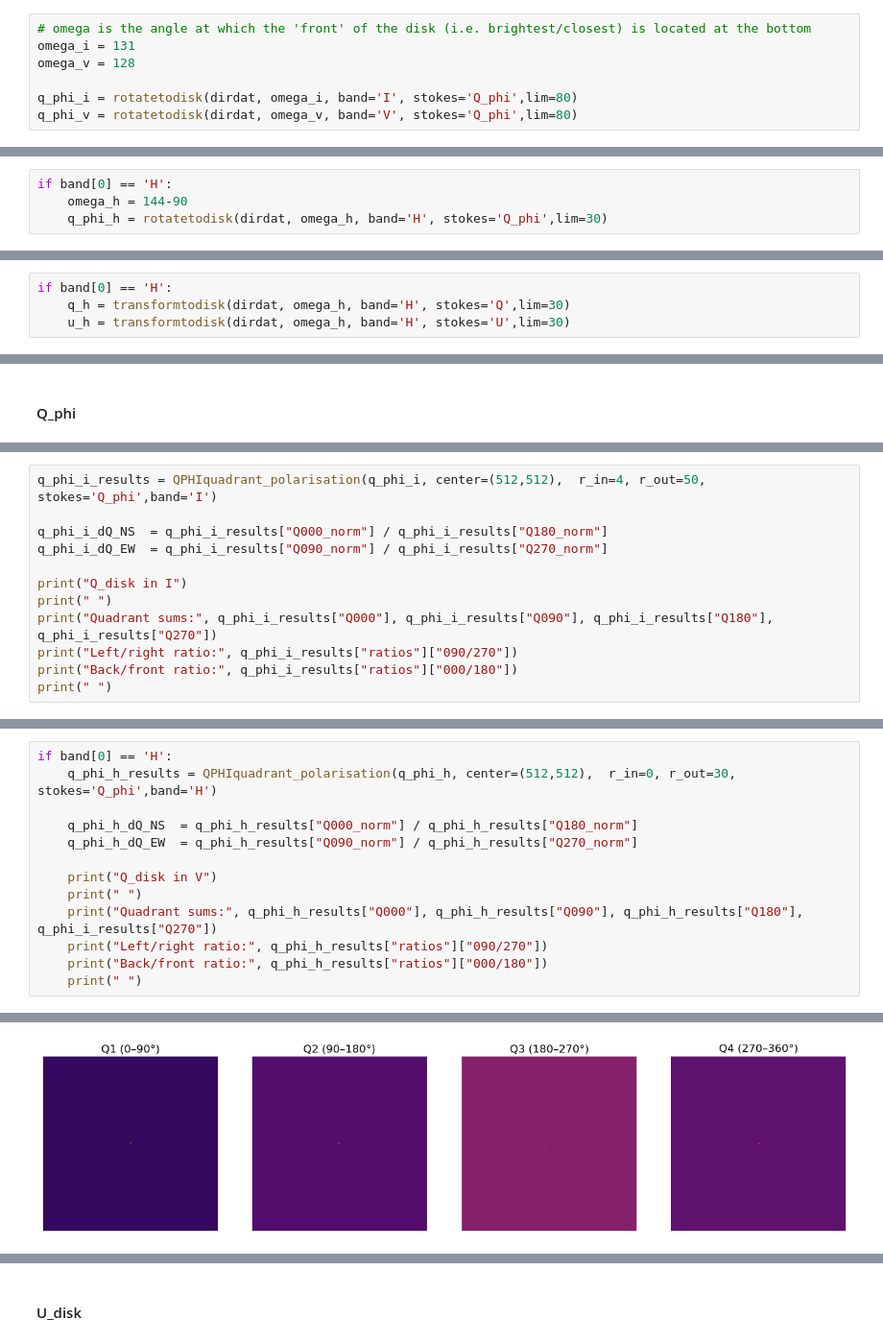
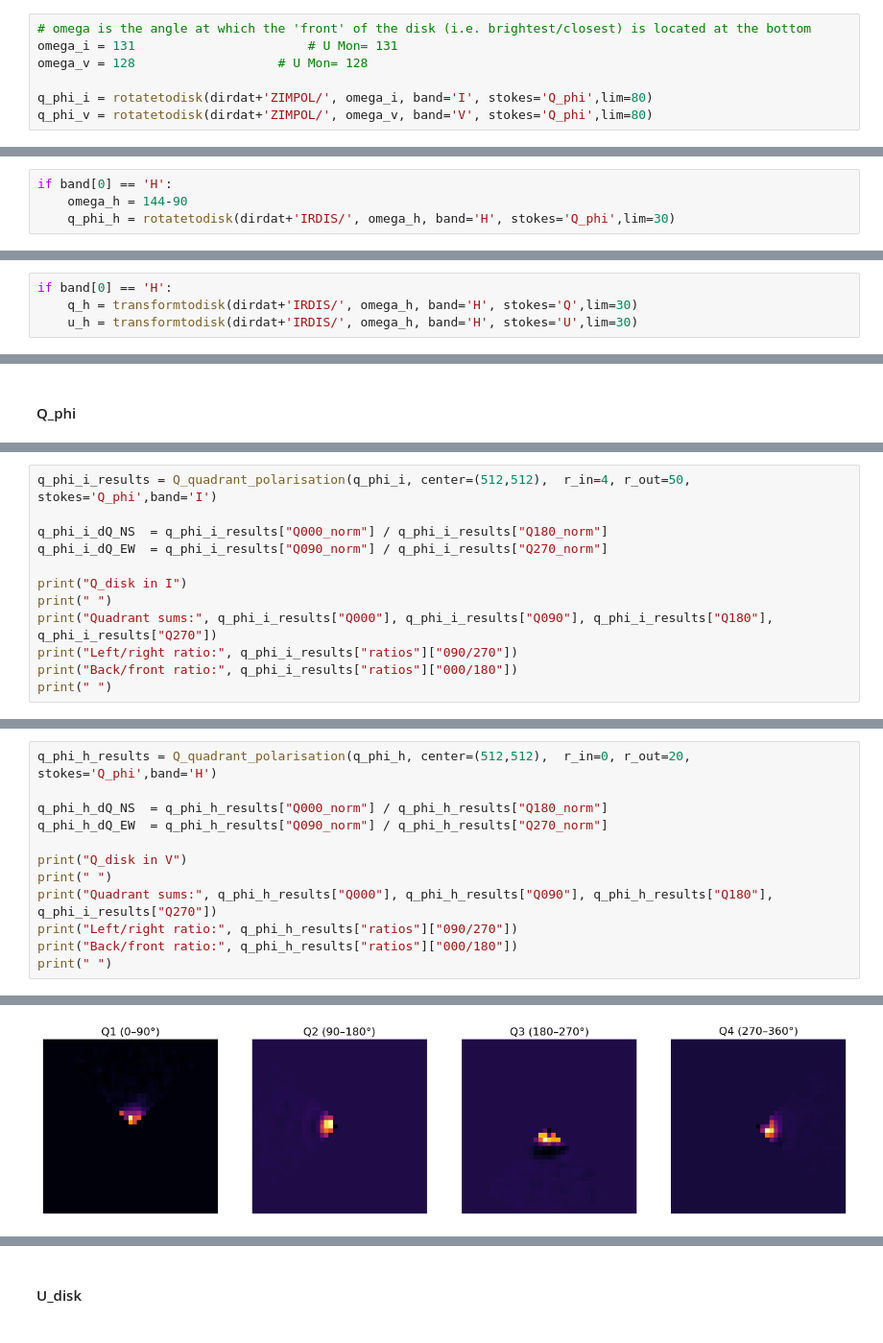
Before and after one commit to aksitadeo/spherediskanalysis, a Jupyter notebook: codes/main/st11.5_Both_HMS_Checks.ipynb, the cells around one changed output, grey strips where cells are left out. Shown at 96% size. Cells and saved outputs as stored; diff of their text form.

```diff
--- a/codes/main/st11.5_Both_HMS_Checks.ipynb
+++ b/codes/main/st11.5_Both_HMS_Checks.ipynb
@@ -148,9 +176,9 @@ def rotatetodisk(dir, angle, stokes = 'Q_phi', band = 'I', lim = 110, verbose =
     return rotated_stokes
 # %%
 # omega is the angle at which the 'front' of the disk (i.e. brightest/closest) is located at the bottom
-omega_i = 131
-omega_v = 128
+omega_i = 131                       # U Mon= 131
+omega_v = 128                   # U Mon= 128
 
-q_phi_i = rotatetodisk(dirdat, omega_i, band='I', stokes='Q_phi',lim=80)
-q_phi_v = rotatetodisk(dirdat, omega_v, band='V', stokes='Q_phi',lim=80)
+q_phi_i = rotatetodisk(dirdat+'ZIMPOL/', omega_i, band='I', stokes='Q_phi',lim=80)
+q_phi_v = rotatetodisk(dirdat+'ZIMPOL/', omega_v, band='V', stokes='Q_phi',lim=80)
 # %% [output]
@@ -158,7 +187,7 @@ UnboundLocalError: cannot access local variable 'fit' where it is not associated
 # %%
 if band[0] == 'H':
     omega_h = 144-90
-    q_phi_h = rotatetodisk(dirdat, omega_h, band='H', stokes='Q_phi',lim=30)
+    q_phi_h = rotatetodisk(dirdat+'IRDIS/', omega_h, band='H', stokes='Q_phi',lim=30)
 # %% [output]
 [figure]
 # %%
@@ -218,5 +269,5 @@ u_v = transformtodisk(dirdat, omega_v, band='V', stokes='U',lim=80)
 # %%
 if band[0] == 'H':
-    q_h = transformtodisk(dirdat, omega_h, band='H', stokes='Q',lim=30)
-    u_h = transformtodisk(dirdat, omega_h, band='H', stokes='U',lim=30)
+    q_h = transformtodisk(dirdat+'IRDIS/', omega_h, band='H', stokes='Q',lim=30)
+    u_h = transformtodisk(dirdat+'IRDIS/', omega_h, band='H', stokes='U',lim=30)
 # %% [output]
@@ -470,5 +542,5 @@ Back/front ratio: 1.1589957423479569
 # %%
-q_phi_i_results = QPHIquadrant_polarisation(q_phi_i, center=(512,512),  r_in=4, r_out=50, stokes='Q_phi',band='I')
+q_phi_i_results = Q_quadrant_polarisation(q_phi_i, center=(512,512),  r_in=4, r_out=50, stokes='Q_phi',band='I')
 
 q_phi_i_dQ_NS  = q_phi_i_results["Q000_norm"] / q_phi_i_results["Q180_norm"]
 q_phi_i_dQ_EW  = q_phi_i_results["Q090_norm"] / q_phi_i_results["Q270_norm"]
@@ -510,14 +582,13 @@ Back/front ratio: 0.7099457410576145
 # %%
-if band[0] == 'H':
-    q_phi_h_results = QPHIquadrant_polarisation(q_phi_h, center=(512,512),  r_in=0, r_out=30, stokes='Q_phi',band='H')
+q_phi_h_results = Q_quadrant_polarisation(q_phi_h, center=(512,512),  r_in=0, r_out=20, stokes='Q_phi',band='H')
 
-    q_phi_h_dQ_NS  = q_phi_h_results["Q000_norm"] / q_phi_h_results["Q180_norm"]
-    q_phi_h_dQ_EW  = q_phi_h_results["Q090_norm"] / q_phi_h_results["Q270_norm"]
+q_phi_h_dQ_NS  = q_phi_h_results["Q000_norm"] / q_phi_h_results["Q180_norm"]
+q_phi_h_dQ_EW  = q_phi_h_results["Q090_norm"] / q_phi_h_results["Q270_norm"]
 
-    print("Q_disk in V")
-    print(" ")
-    print("Quadrant sums:", q_phi_h_results["Q000"], q_phi_h_results["Q090"], q_phi_h_results["Q180"], q_phi_i_results["Q270"])
-    print("Left/right ratio:", q_phi_h_results["ratios"]["090/270"])
-    print("Back/front ratio:", q_phi_h_results["ratios"]["000/180"])
-    print(" ")
+print("Q_disk in V")
+print(" ")
+print("Quadrant sums:", q_phi_h_results["Q000"], q_phi_h_results["Q090"], q_phi_h_results["Q180"], q_phi_i_results["Q270"])
+print("Left/right ratio:", q_phi_h_results["ratios"]["090/270"])
+print("Back/front ratio:", q_phi_h_results["ratios"]["000/180"])
+print(" ")
 # %% [output]
@@ -525,3 +596,3 @@ if band[0] == 'H':
-[figure, old version]
+[figure, new version]
 Q_disk in V
 
```
Also changed, not shown: parts of 56 cells of this notebook.
